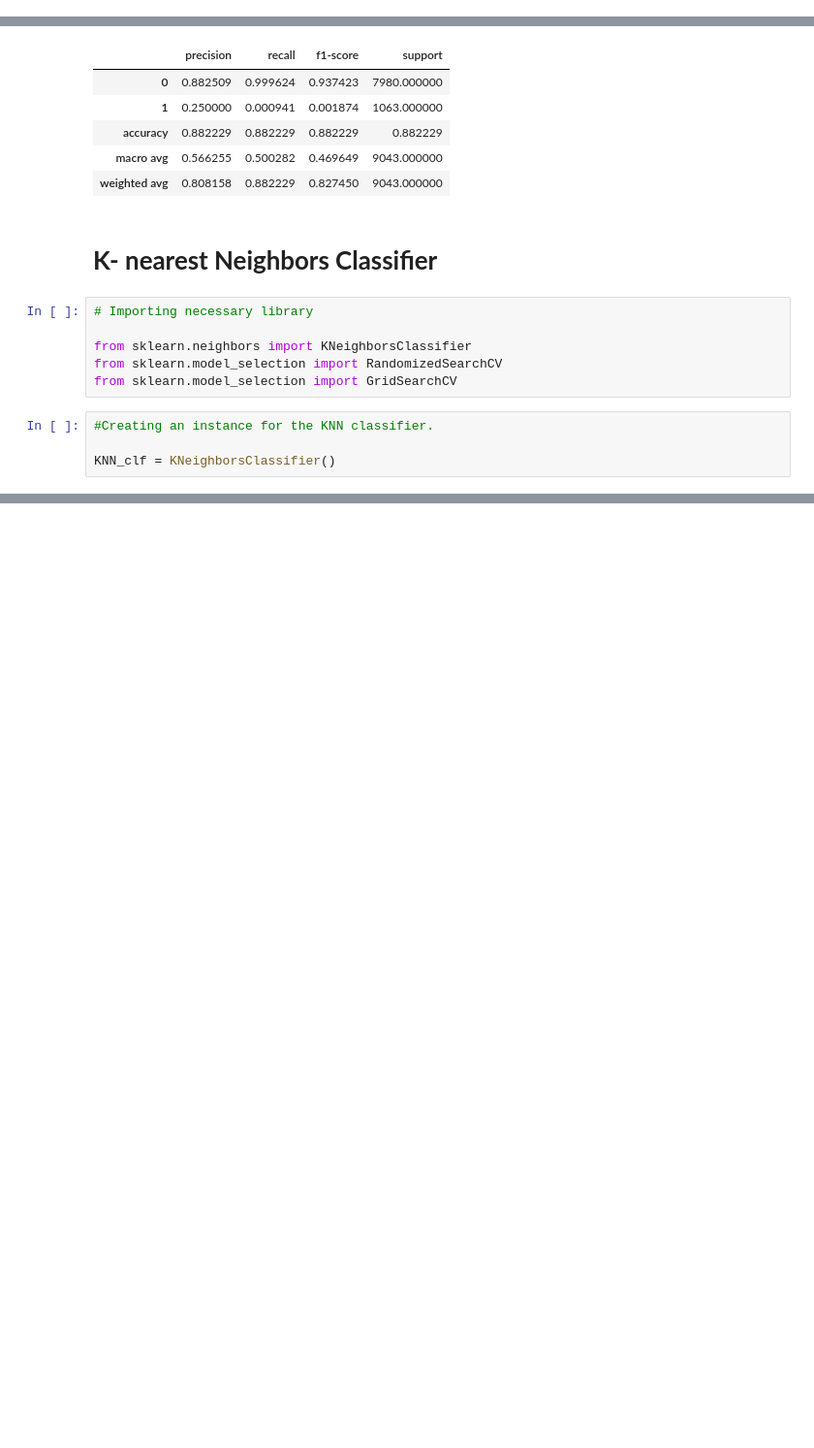
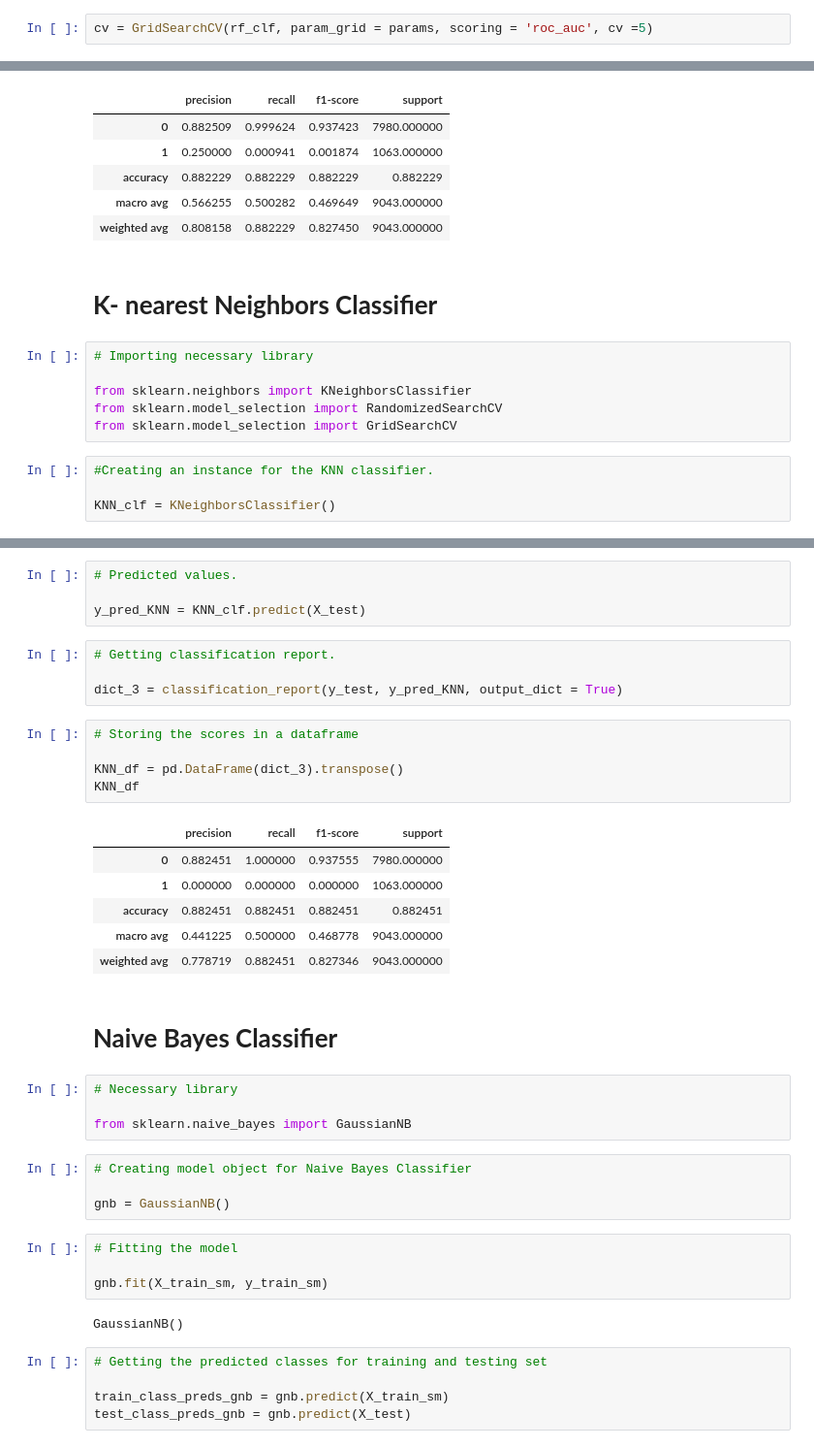
Before and after one commit to PrayagRD/Bank_Marketing_Effectiveness_Prediction-ML_Classification-, a Jupyter notebook: Bank_Marketing_Effectiveness_Prediction_(Classification)_Capstone_Project.ipynb, the cells around one changed output, grey strips where cells are left out. Shown at 97% size. Saved outputs shown, nothing was run; the diff lists cells and outputs as text; blank space fills up the shorter version.

```diff
--- a/Bank_Marketing_Effectiveness_Prediction_(Classification)_Capstone_Project.ipynb
+++ b/Bank_Marketing_Effectiveness_Prediction_(Classification)_Capstone_Project.ipynb
@@ -552,0 +569,2 @@ rf_clf = RandomForestClassifier()
+# %%
+cv = GridSearchCV(rf_clf, param_grid = params, scoring = 'roc_auc', cv =5)
@@ -668,0 +731,41 @@ test_knn_prediction = neighbors.predict(X_test)
+# %%
+# Predicted values.
+
+y_pred_KNN = KNN_clf.predict(X_test)
+# %%
+# Getting classification report.
+
+dict_3 = classification_report(y_test, y_pred_KNN, output_dict = True)
+# %%
+# Storing the scores in a dataframe
+
+KNN_df = pd.DataFrame(dict_3).transpose()
+KNN_df
+# %% [output]
+|  | precision | recall | f1-score | support |
+| 0 | 0.882451 | 1.000000 | 0.937555 | 7980.000000 |
+| 1 | 0.000000 | 0.000000 | 0.000000 | 1063.000000 |
+| accuracy | 0.882451 | 0.882451 | 0.882451 | 0.882451 |
+| macro avg | 0.441225 | 0.500000 | 0.468778 | 9043.000000 |
+| weighted avg | 0.778719 | 0.882451 | 0.827346 | 9043.000000 |
+# %% [markdown]
+# **Naive Bayes Classifier**
+# %%
+# Necessary library
+
+from sklearn.naive_bayes import GaussianNB
+# %%
+# Creating model object for Naive Bayes Classifier
+
+gnb = GaussianNB()
+# %%
+# Fitting the model
+
+gnb.fit(X_train_sm, y_train_sm)
+# %% [output]
+GaussianNB()
+# %%
+# Getting the predicted classes for training and testing set
+
+train_class_preds_gnb = gnb.predict(X_train_sm)
+test_class_preds_gnb = gnb.predict(X_test)
```
Also changed, not shown: parts of 16 cells of this notebook.
